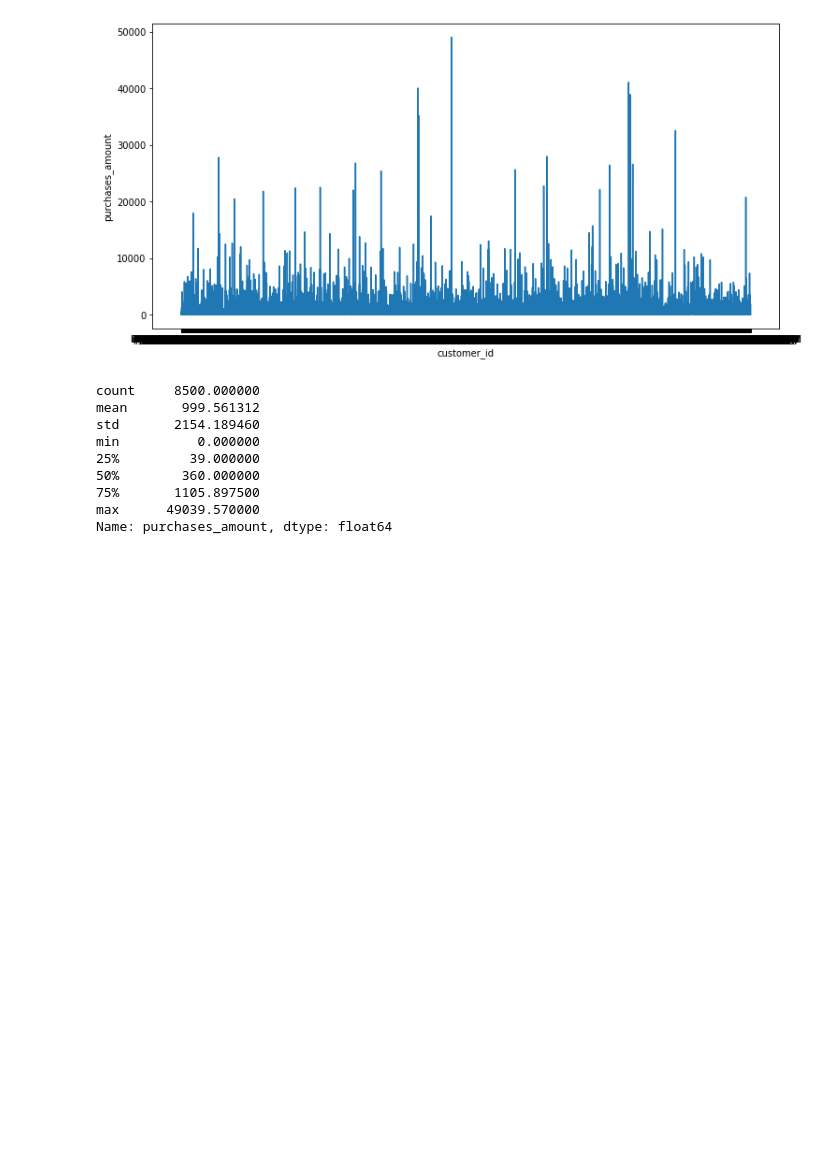
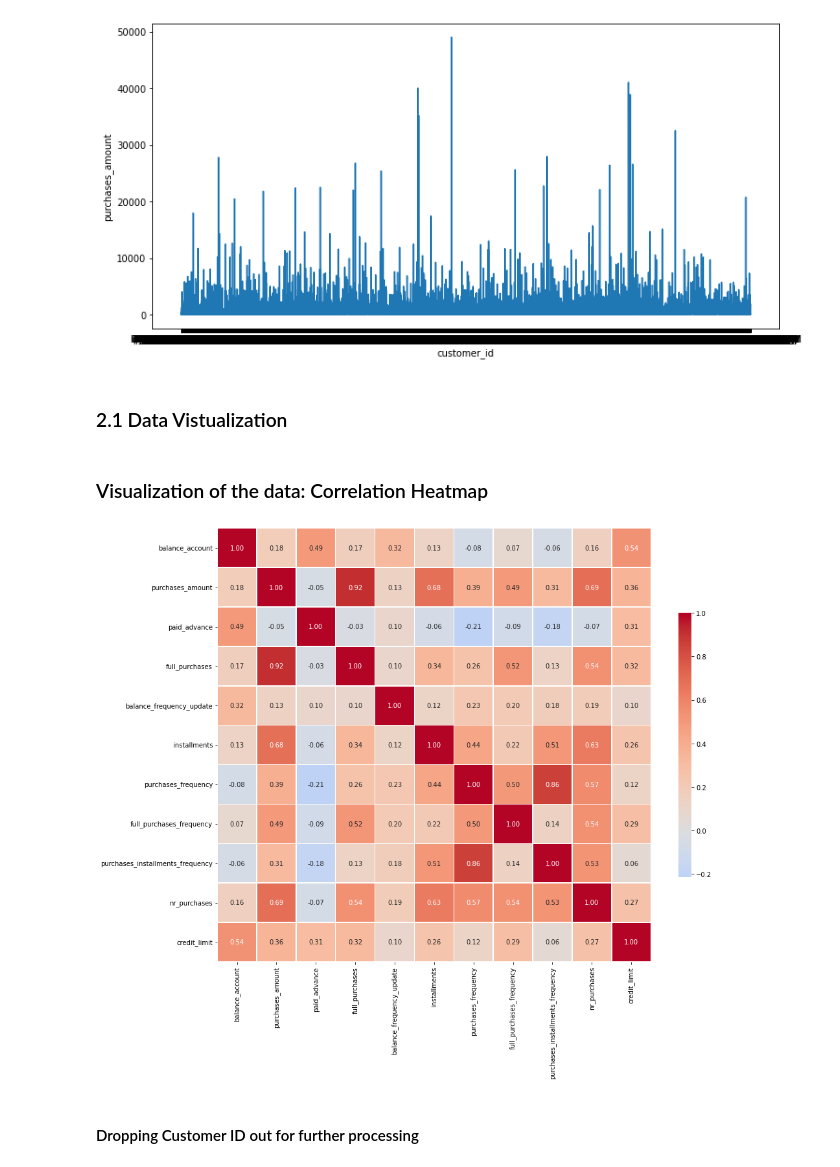
Before and after one commit to nattzza/AutoML-Data-Challenge, a Jupyter notebook: ML_Day_9_Credit_Card_Customer_Segmentation.ipynb, the cells around one changed output. Drawn from its saved outputs; the diff is of its cells as text; code cells hidden in the pictures; blank space fills up the shorter version.

Commit message:
Original Credit Card Customer Segmentation

```diff
--- a/ML_Day_9_Credit_Card_Customer_Segmentation.ipynb
+++ b/ML_Day_9_Credit_Card_Customer_Segmentation.ipynb
@@ -105,8 +149,9 @@ df.head()
 # %%
 # If the power of debt payments are exluced in this analyses (if we care only to activate/promote spending of customers), the below columns could be deleted.
+# Assumption: if the legal department (debt handling team) is good in chasing the unpaid customers, then the power of debt payment can be excluded.
 
 df = df.drop(columns="full_payment_prc")        # percent of full payment paid by user
-df = df.drop(columns="min_payments")            # minimum amount of payments made by user
+# df = df.drop(columns="min_payments")            # minimum amount of payments made by user
 df = df.drop(columns="payments")                 # amount of payment done by user
 df = df.drop(columns="fixed_rate_period")       # duration of fixed interest rate of credit card service for user (in months)
 df = df.drop(columns="nr_cash_advances")        # cash in advance given by the user
@@ -127,15 +276,27 @@ fig, ax = plt.subplots(1, 1, figsize=(12, 6))
 sns.lineplot(x=df['customer_id'], y=df['purchases_amount']);
 # %% [output]
 [figure]
-# %%
-df['purchases_amount'].describe()
-# %% [output]
-count     8500.000000
-mean       999.561312
-std       2154.189460
-min          0.000000
-25%         39.000000
-50%        360.000000
-75%       1105.897500
-max      49039.570000
-Name: purchases_amount, dtype: float64
+# %% [markdown]
+### 2.1 Data Vistualization
+# %% [markdown]
+### Visualization of the data: Correlation Heatmap
+# %%
+corr = df.corr() # computing correlation values
+fig, ax = plt.subplots(figsize=(15, 15)) # setting up the empty plot to use next
+
+# Assembly of the heatmap:
+h = sns.heatmap(
+    corr,
+    cmap="coolwarm",
+    vmax=1,
+    fmt=".2f",
+    annot=True,
+    center=0,
+    square=True,
+    linewidths=0.5,
+    cbar_kws={"shrink": 0.5},
+)
+# %% [output]
+[figure, added]
+# %% [markdown]
+#### Dropping Customer ID out for further processing
```
Also changed, not shown: parts of 35 cells of this notebook.
